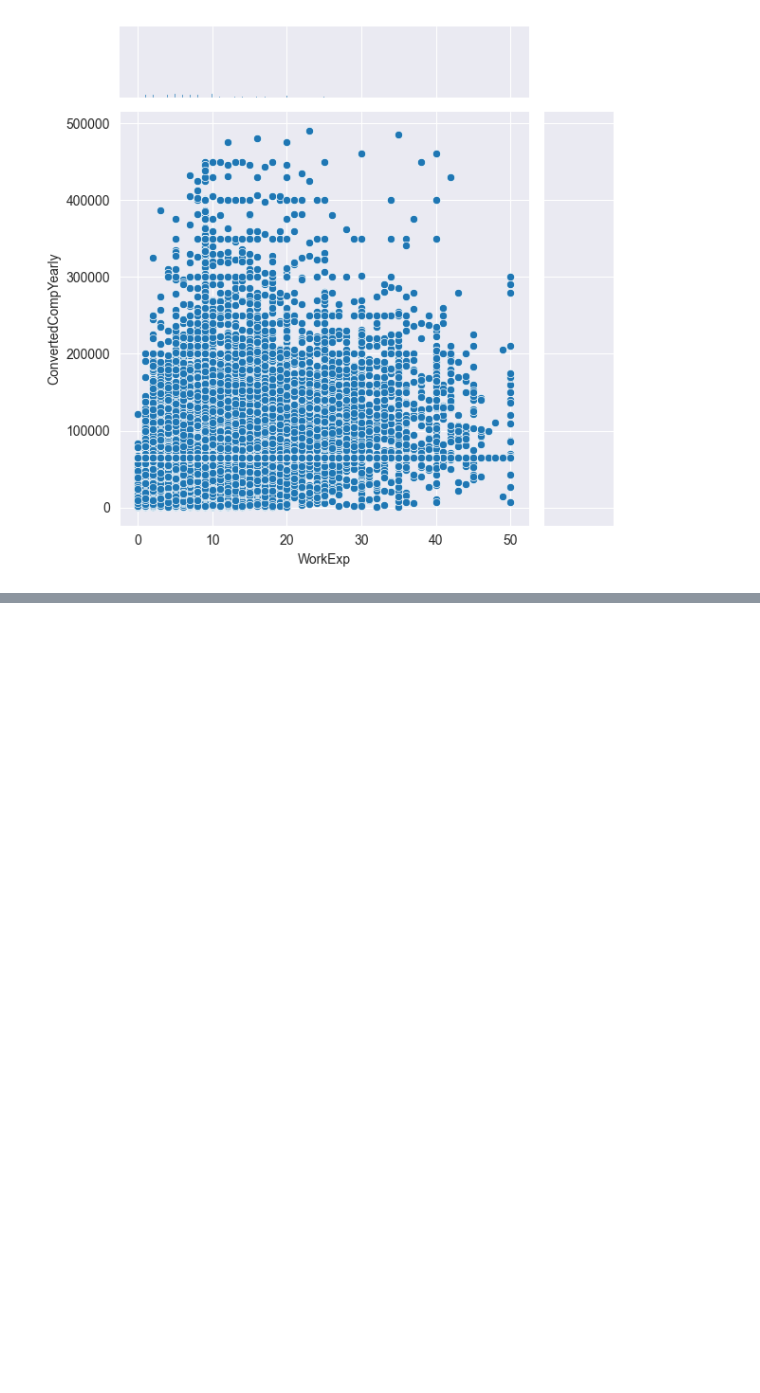
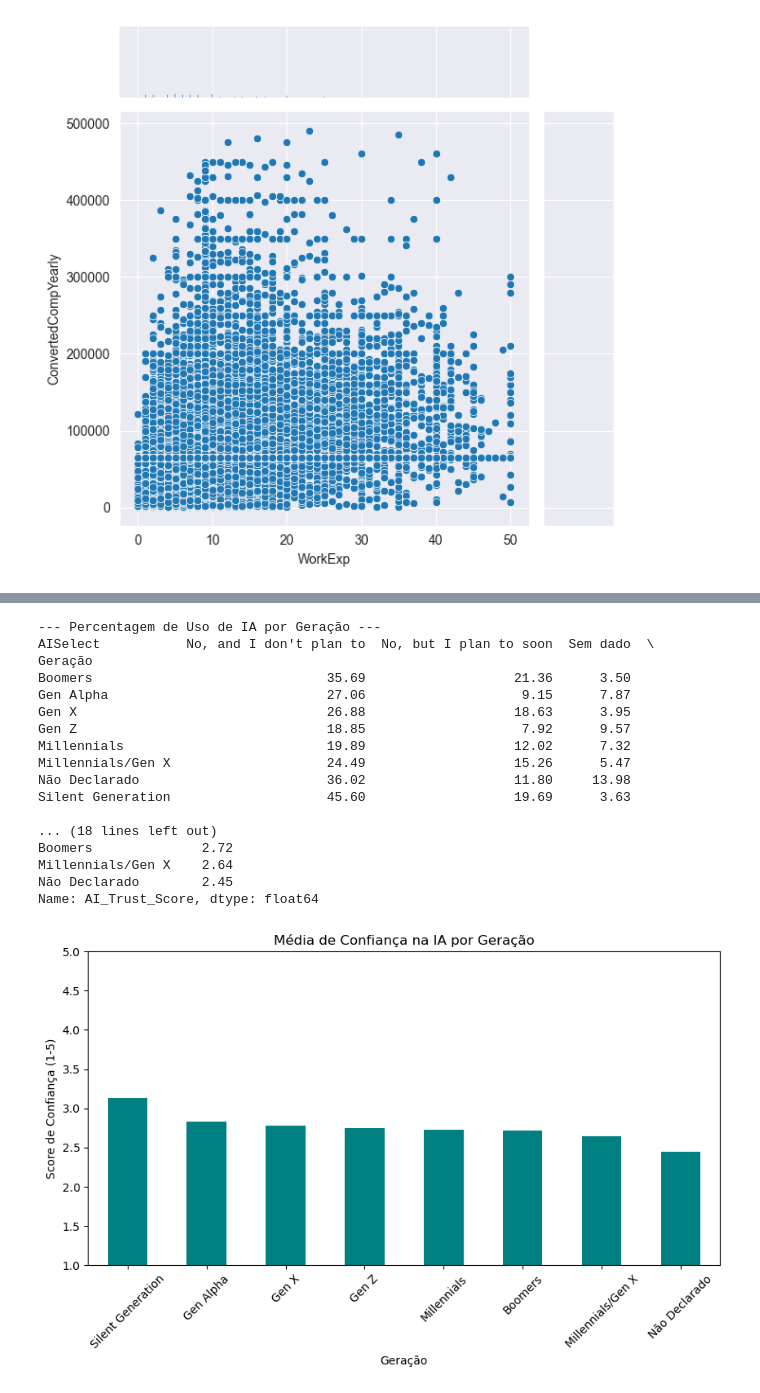
Before and after one commit to Rodrigo-CPEio/DataSet_GroupProject, a Jupyter notebook: graficos.ipynb, the cells around one changed output, grey strips where cells are left out. Saved outputs shown, nothing was run; the diff lists cells and outputs as text; code cells hidden in the pictures; blank space fills up the shorter version.

```diff
--- a/graficos.ipynb
+++ b/graficos.ipynb
@@ -189,0 +275,56 @@ plt.show()
+# %%
+# --- Análise de Uso e Confiança na IA por Geração ---
+
+# 1. Percentagem de Uso de IA por Geração
+# Usamos 'dataset_limpo_medianag'
+uso_ia = pd.crosstab(dataset_limpo_medianag['Geração'], dataset_limpo_medianag['AISelect'], normalize='index') * 100
+
+# 2. Criar um Score Numérico para a Confiança (AIAcc)
+# Isto permite calcular uma média (ex: a Gen Z confia 4.2 em 5)
+confianca_map = {
+    'Highly trust': 5,
+    'Trust': 4,
+    'Neither trust nor distrust': 3,
+    'Distrust': 2,
+    'Highly distrust': 1
+}
+
+# Criamos a nova coluna no dataset do colega
+dataset_limpo_medianag['AI_Trust_Score'] = dataset_limpo_medianag['AIAcc'].map(confianca_map)
+
+# Calcular a média por geração
+confianca_gen = dataset_limpo_medianag.groupby('Geração')['AI_Trust_Score'].mean().sort_values(ascending=False)
+
+# 3. Exibir os resultados
+print("--- Percentagem de Uso de IA por Geração ---")
+print(uso_ia.round(2)) # round(2) para não ter demasiadas casas decimais
+print("\n--- Média de Confiança na IA (Escala 1-5) ---")
+print(confianca_gen.round(2))
+
+# --- BÓNUS: Gráfico rápido de Confiança ---
+plt.figure(figsize=(10, 5))
+confianca_gen.plot(kind='bar', color='teal')
+plt.title('Média de Confiança na IA por Geração')
+plt.ylabel('Score de Confiança (1-5)')
+plt.ylim(1, 5) # A escala vai de 1 a 5
+plt.xticks(rotation=45)
+plt.show()
+# %% [output]
+--- Percentagem de Uso de IA por Geração ---
+AISelect           No, and I don't plan to  No, but I plan to soon  Sem dado  \
+Geração
+Boomers                              35.69                   21.36      3.50
+Gen Alpha                            27.06                    9.15      7.87
+Gen X                                26.88                   18.63      3.95
+Gen Z                                18.85                    7.92      9.57
+Millennials                          19.89                   12.02      7.32
+Millennials/Gen X                    24.49                   15.26      5.47
+Não Declarado                        36.02                   11.80     13.98
+Silent Generation                    45.60                   19.69      3.63
+
+... (18 lines left out)
+Boomers              2.72
+Millennials/Gen X    2.64
+Não Declarado        2.45
+Name: AI_Trust_Score, dtype: float64
+[figure, added]
```
Also changed, not shown: parts of 3 cells of this notebook.
